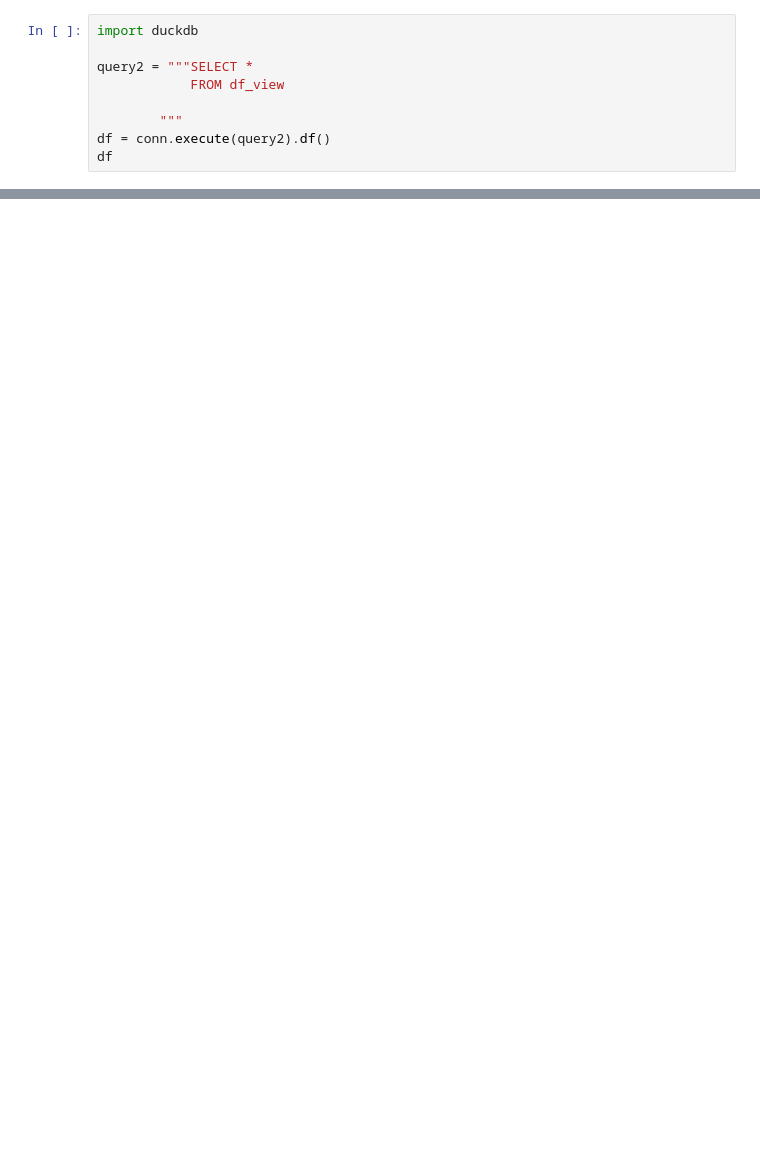
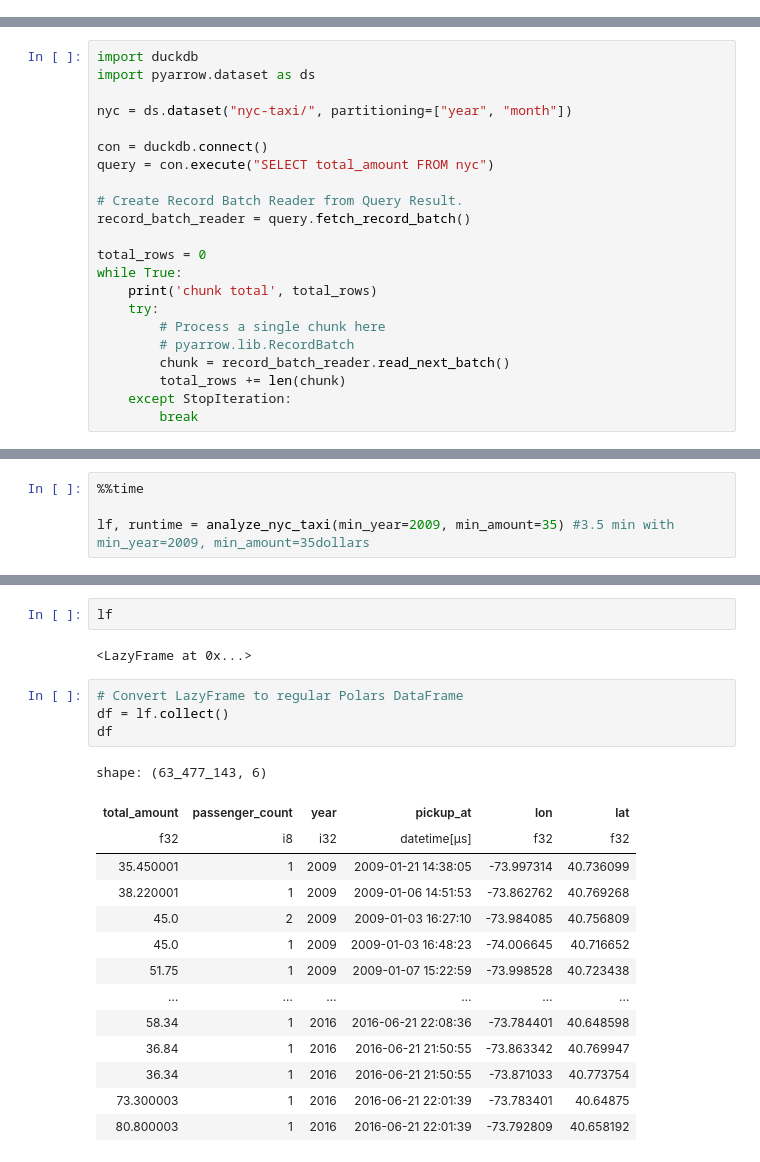
Before and after one commit to Frenz86/DuckDB, a Jupyter notebook: 02_DuckDB_parquet.ipynb, the cells around one changed output, grey strips where cells are left out. Drawn from its saved outputs; the diff is of its cells as text; blank space fills up the shorter version.

```diff
--- a/02_DuckDB_parquet.ipynb
+++ b/02_DuckDB_parquet.ipynb
@@ -36,9 +0,0 @@ conn.execute("CREATE VIEW IF NOT EXISTS df_view AS SELECT * FROM my_table")
-# %%
-import duckdb
-
-query2 = """SELECT *
-            FROM df_view
-
-        """
-df = conn.execute(query2).df()
-df
@@ -51,0 +64,22 @@ conn.close()
+# %%
+import duckdb
+import pyarrow.dataset as ds
+
+nyc = ds.dataset("nyc-taxi/", partitioning=["year", "month"])
+
+con = duckdb.connect()
+query = con.execute("SELECT total_amount FROM nyc")
+
+# Create Record Batch Reader from Query Result.
+record_batch_reader = query.fetch_record_batch()
+
+total_rows = 0
+while True:
+    print('chunk total', total_rows)
+    try:
+        # Process a single chunk here
+        # pyarrow.lib.RecordBatch
+        chunk = record_batch_reader.read_next_batch()
+        total_rows += len(chunk)
+    except StopIteration:
+        break
@@ -51,0 +185,4 @@ conn.close()
+# %%
+%%time
+
+lf, runtime = analyze_nyc_taxi(min_year=2009, min_amount=35) #3.5 min with min_year=2009, min_amount=35dollars
@@ -51,0 +207,23 @@ conn.close()
+# %%
+lf
+# %% [output]
+<LazyFrame at 0x...>
+# %%
+# Convert LazyFrame to regular Polars DataFrame
+df = lf.collect()
+df
+# %% [output]
+shape: (63_477_143, 6)
+| total_amount | passenger_count | year | pickup_at | lon | lat |
+| f32 | i8 | i32 | datetime[μs] | f32 | f32 |
+| 35.450001 | 1 | 2009 | 2009-01-21 14:38:05 | -73.997314 | 40.736099 |
+| 38.220001 | 1 | 2009 | 2009-01-06 14:51:53 | -73.862762 | 40.769268 |
+| 45.0 | 2 | 2009 | 2009-01-03 16:27:10 | -73.984085 | 40.756809 |
+| 45.0 | 1 | 2009 | 2009-01-03 16:48:23 | -74.006645 | 40.716652 |
+| 51.75 | 1 | 2009 | 2009-01-07 15:22:59 | -73.998528 | 40.723438 |
+| … | … | … | … | … | … |
+| 58.34 | 1 | 2016 | 2016-06-21 22:08:36 | -73.784401 | 40.648598 |
+| 36.84 | 1 | 2016 | 2016-06-21 21:50:55 | -73.863342 | 40.769947 |
+| 36.34 | 1 | 2016 | 2016-06-21 21:50:55 | -73.871033 | 40.773754 |
+| 73.300003 | 1 | 2016 | 2016-06-21 22:01:39 | -73.783401 | 40.64875 |
+| 80.800003 | 1 | 2016 | 2016-06-21 22:01:39 | -73.792809 | 40.658192 |
```
Also changed, not shown: parts of 27 cells of this notebook.
